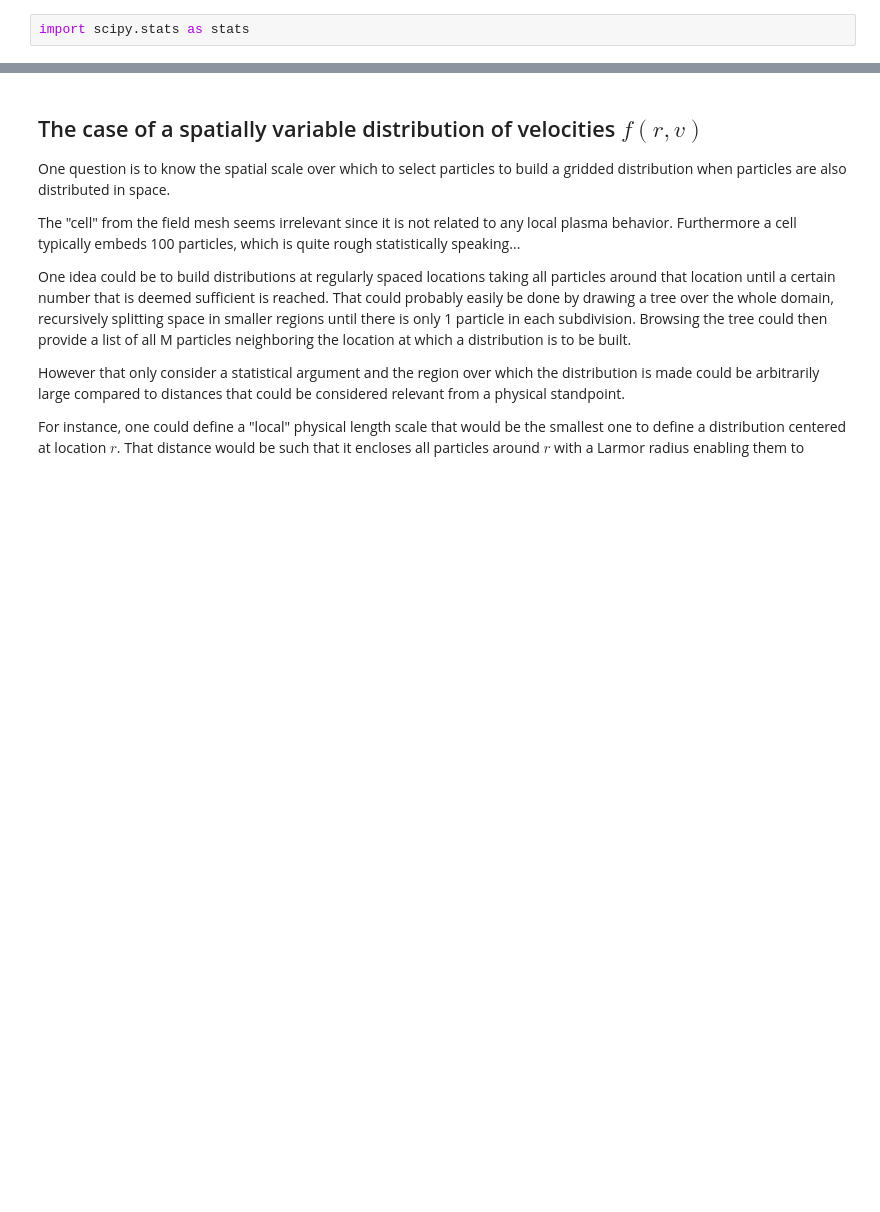
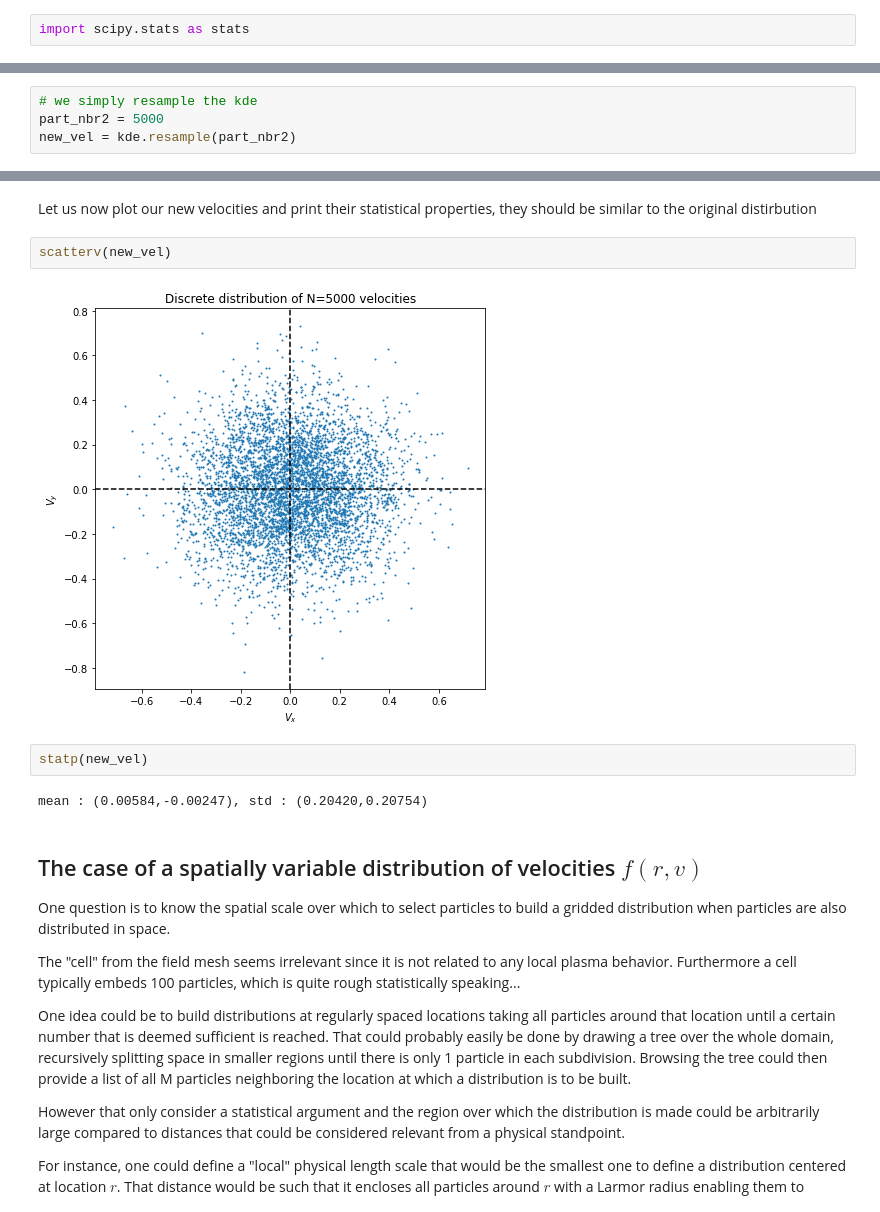
Before and after one commit to nicolasaunai/kdemerging, a Jupyter notebook: kde.ipynb, the cells around one changed output, grey strips where cells are left out. Cells and saved outputs as stored; diff of their text form; blank space fills up the shorter version.

Commit message:
resample

```diff
--- a/kde.ipynb
+++ b/kde.ipynb
@@ -55,0 +67,4 @@ One method could be the rejection method
+# %%
+# we simply resample the kde
+part_nbr2 = 5000
+new_vel = kde.resample(part_nbr2)
@@ -56,3 +76,13 @@ One method could be the rejection method
+# %% [markdown]
+Let us now plot our new velocities and print their statistical properties, they should be similar to the original distirbution
+# %%
+scatterv(new_vel)
+# %% [output]
+[figure, added]
+# %%
+statp(new_vel)
+# %% [output]
+mean : (0.00584,-0.00247), std : (0.20420,0.20754)
 # %% [markdown]
 ## The case of a spatially variable distribution of velocities $f(r,v)$
 
```
Also changed, not shown: parts of 14 cells of this notebook.
